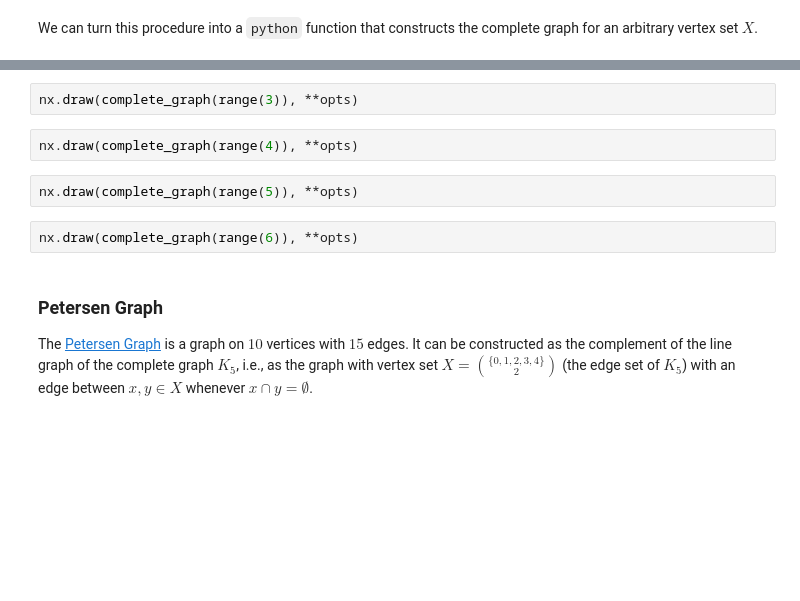
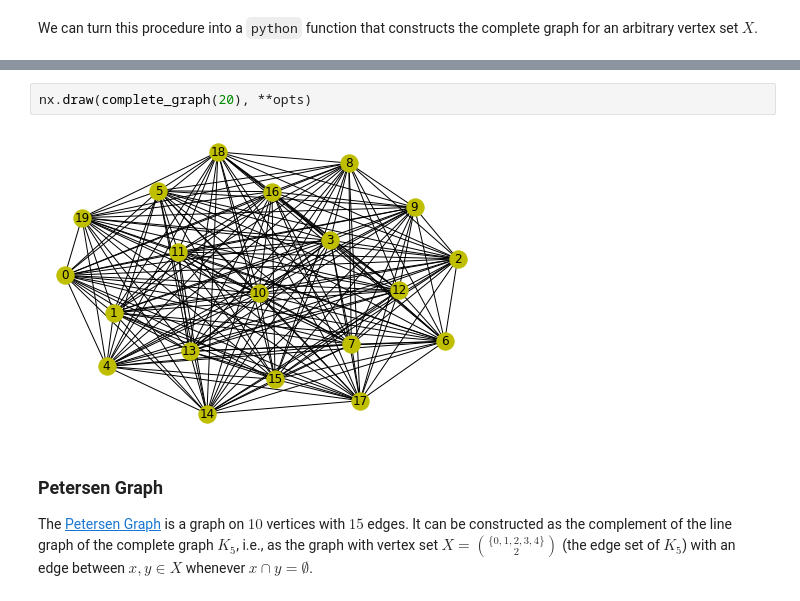
Before and after one commit to spriyansh/cs4423, a Jupyter notebook: networks02.ipynb, the cells around one changed output, grey strips where cells are left out. Cells and saved outputs as stored; diff of their text form; blank space fills up the shorter version.

```diff
--- a/networks02.ipynb
+++ b/networks02.ipynb
@@ -355,11 +384,7 @@ def complete_graph(nodes):
 # %%
-nx.draw(complete_graph(range(3)), **opts)
+nx.draw(complete_graph(20), **opts)
+# %% [output]
+[figure, added]
-# %%
-nx.draw(complete_graph(range(4)), **opts)
-# %%
-nx.draw(complete_graph(range(5)), **opts)
-# %%
-nx.draw(complete_graph(range(6)), **opts)
 # %% [markdown]
 ### Petersen Graph
 
```
Also changed, not shown: parts of 8 cells of this notebook.
